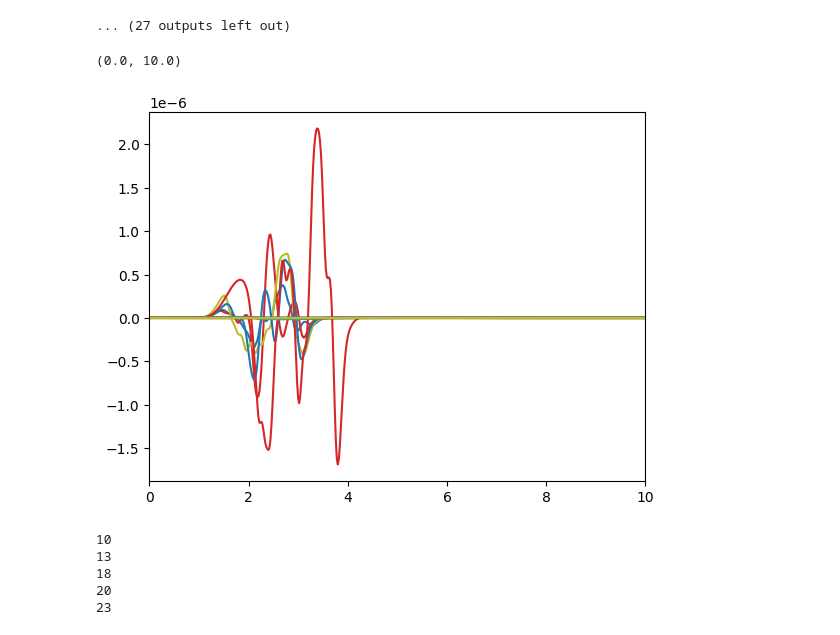
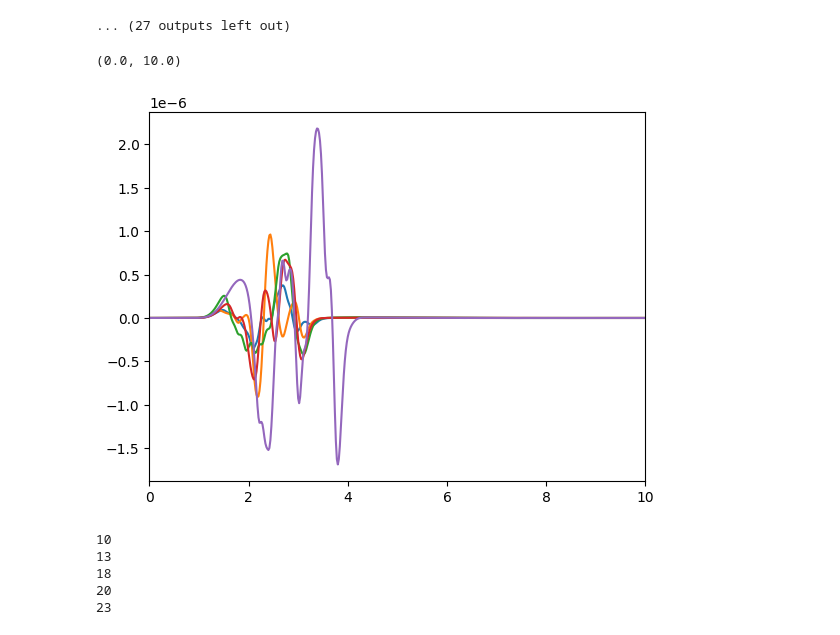
Before and after one commit to joseph-tharayil/vagusOptimization, a Jupyter notebook: optimizeFractions_sweep/templates/Untitled.ipynb, the cells around one changed output. Saved outputs shown, nothing was run; the diff lists cells and outputs as text; code cells hidden in the pictures.

```diff
--- a/optimizeFractions_sweep/templates/Untitled.ipynb
+++ b/optimizeFractions_sweep/templates/Untitled.ipynb
@@ -28,13 +28,13 @@ for fasc in range(39):
 ... (27 outputs left out)
 # %%
 plt.figure()
-for fasc in range(39):
+for fasc in [10,13,18,20,23]:
     plt.plot(time,np.load('Signals_Stim_a0_'+str(fasc)+'.npy'))
 
 plt.xlim([0,10])
 # %% [output]
 (0.0, 10.0)
-[figure, old version]
+[figure, new version]
 # %%
 for fasc in range(39):
     if np.max(np.load('Signals_Stim_a0_'+str(fasc)+'.npy'))>1e-7:
```
Also changed, not shown: 37 other files.
